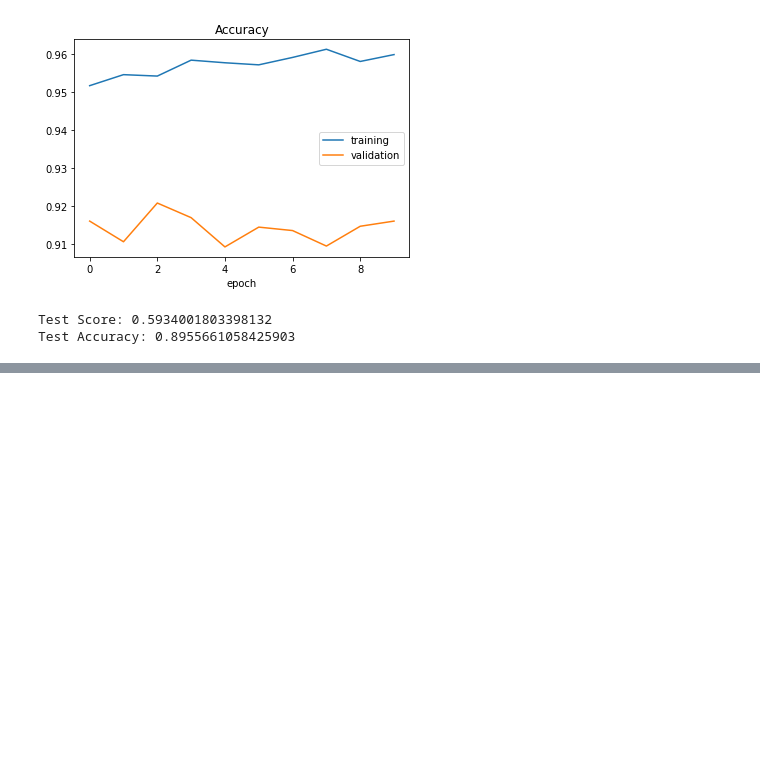
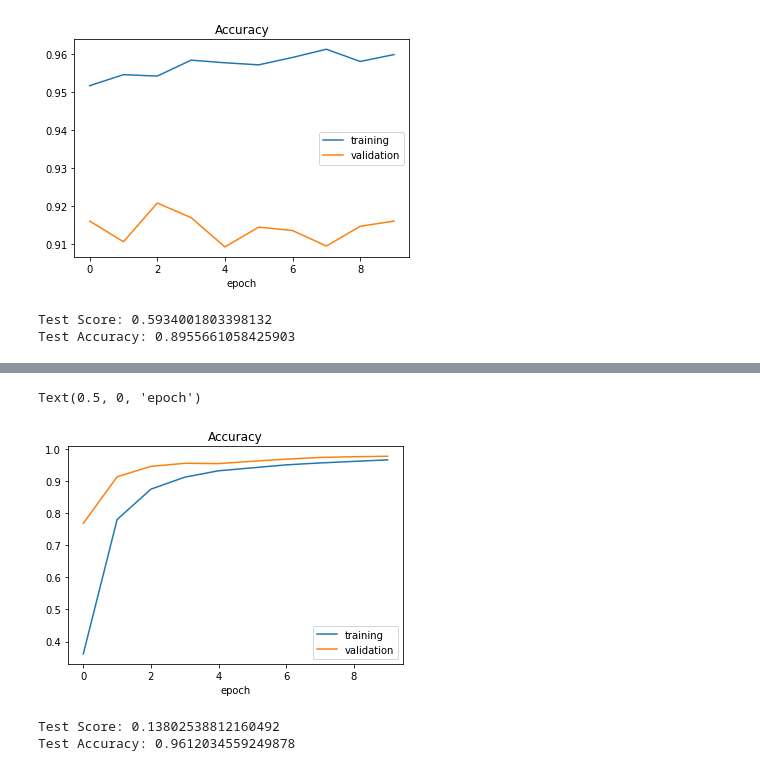
Before and after one commit to hpt1988/Applied-Deep-Learning_The-Complete-Self-Driving-Car-Course, a Jupyter notebook: traffic_signs/traffic_signs.ipynb, the cells around one changed output, grey strips where cells are left out. Cells and saved outputs as stored; diff of their text form; code cells hidden in the pictures; blank space fills up the shorter version.

```diff
--- a/traffic_signs/traffic_signs.ipynb
+++ b/traffic_signs/traffic_signs.ipynb
@@ -412,0 +576,16 @@ We have two main issues:
+# %%
+plt.plot(history_fine_tune.history['accuracy'])
+plt.plot(history_fine_tune.history['val_accuracy'])
+plt.legend(['training', 'validation'])
+plt.title('Accuracy')
+plt.xlabel('epoch')
+# %% [output]
+Text(0.5, 0, 'epoch')
+[figure, added]
+# %%
+score_fine_tune = model_fine_tune.evaluate(X_test, y_test, verbose=0)
+print('Test Score:', score_fine_tune[0])
+print('Test Accuracy:', score_fine_tune[1])
+# %% [output]
+Test Score: 0.13802538812160492
+Test Accuracy: 0.9612034559249878
```
Also changed, not shown: parts of 5 cells of this notebook, 11 other files.
